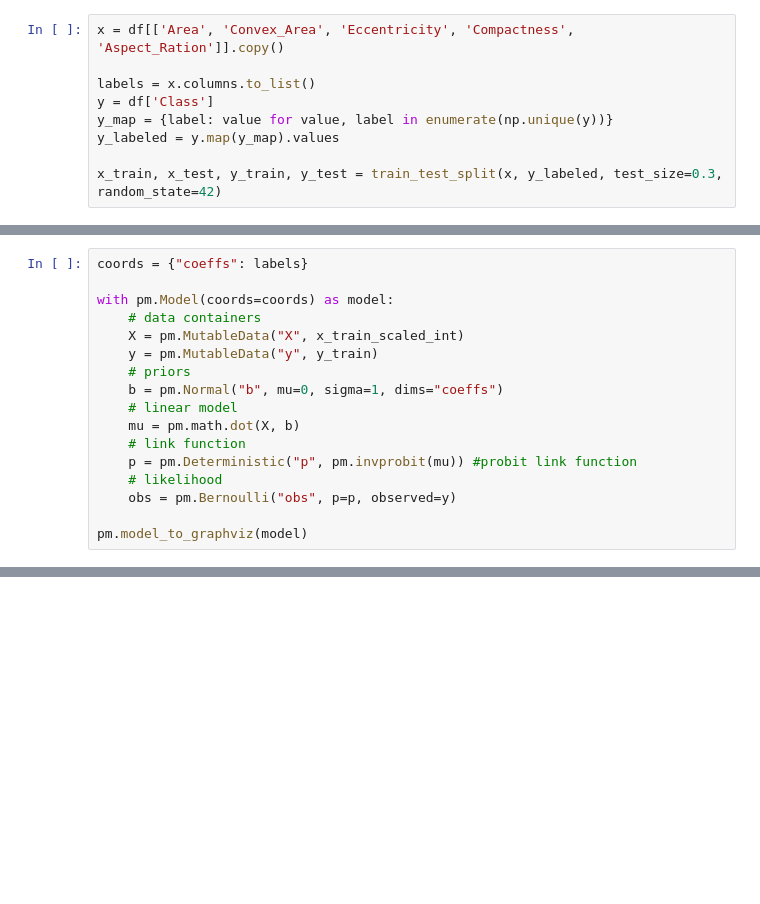
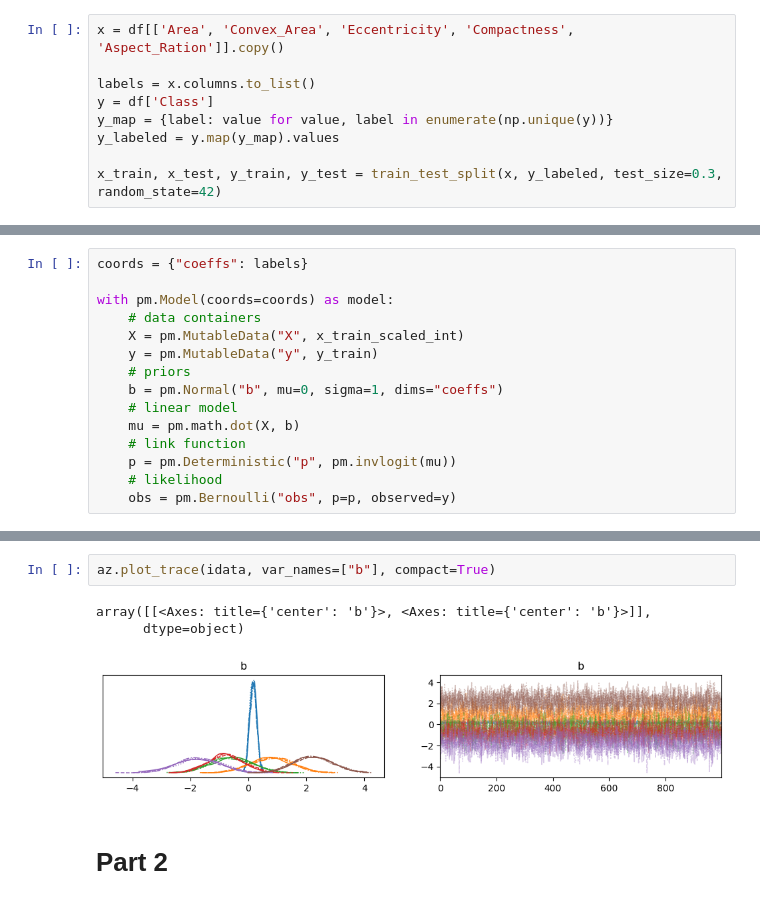
Before and after one commit to MatthewPronyshyn/STA365, a Jupyter notebook: Homework6.ipynb, the cells around one changed output, grey strips where cells are left out. Saved outputs shown, nothing was run; the diff lists cells and outputs as text; blank space fills up the shorter version.

```diff
--- a/Homework6.ipynb
+++ b/Homework6.ipynb
@@ -40,8 +42,6 @@ with pm.Model(coords=coords) as model:
     # linear model
     mu = pm.math.dot(X, b)
     # link function
-    p = pm.Deterministic("p", pm.invprobit(mu)) #probit link function
+    p = pm.Deterministic("p", pm.invlogit(mu))
     # likelihood
     obs = pm.Bernoulli("obs", p=p, observed=y)
-
-pm.model_to_graphviz(model)
@@ -50,0 +60,8 @@ with model:
+# %%
+az.plot_trace(idata, var_names=["b"], compact=True)
+# %% [output]
+array([[<Axes: title={'center': 'b'}>, <Axes: title={'center': 'b'}>]],
+      dtype=object)
+[figure, added]
+# %% [markdown]
+# Part 2
```
Also changed, not shown: parts of 8 cells of this notebook.
